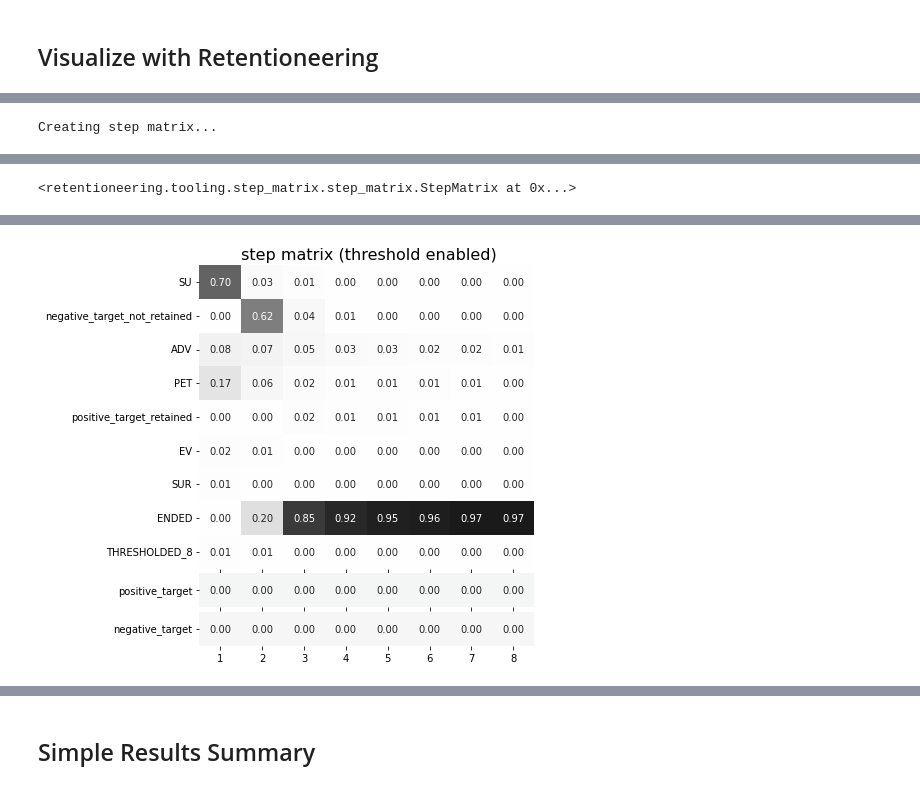
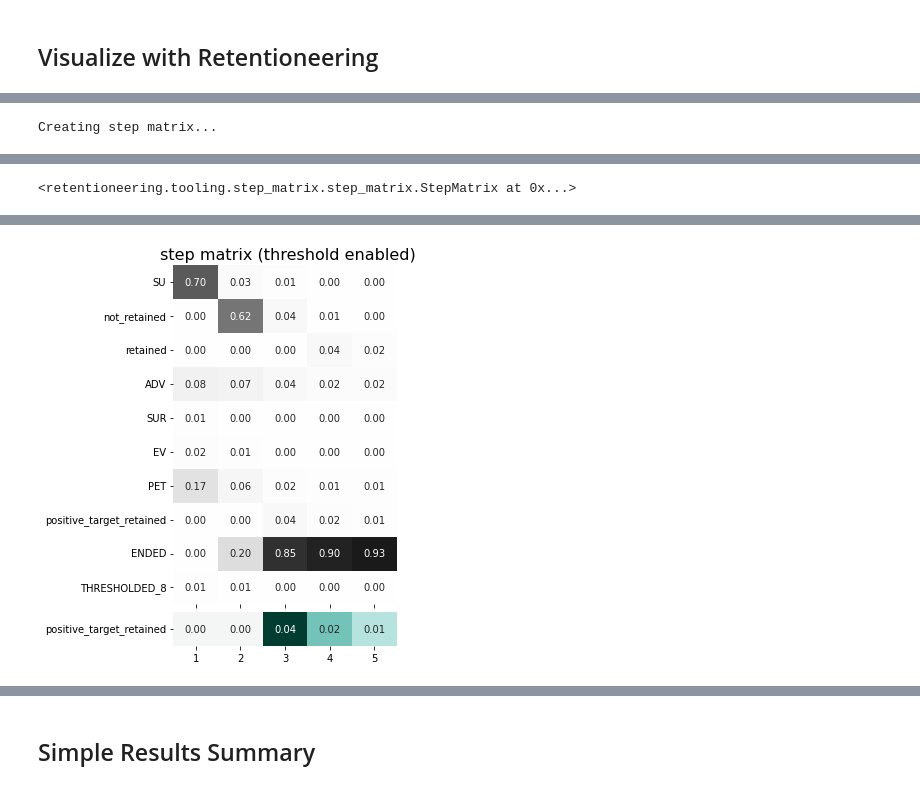
Before and after one commit to ACFwebmaster/retentioneering, a Jupyter notebook: notebooks/01_retention_metrics.ipynb, the cells around one changed output, grey strips where cells are left out. Drawn from its saved outputs; the diff is of its cells as text; code cells hidden in the pictures.

```diff
--- a/notebooks/01_retention_metrics.ipynb
+++ b/notebooks/01_retention_metrics.ipynb
@@ -253,8 +257,8 @@ Creating transition graph with retention labels...
 print("Creating step matrix...")
 
 step_matrix = viz_stream.step_matrix(
-    max_steps=8,
-    targets=['positive_target', 'negative_target']
+    max_steps=5,
+    targets=['positive_target_retained']
 )
 
 step_matrix
@@ -276 +280 @@ Creating step matrix...
-[figure, old version]
+[figure, new version]
```
Also changed, not shown: parts of 7 cells of this notebook, 1 other file.
